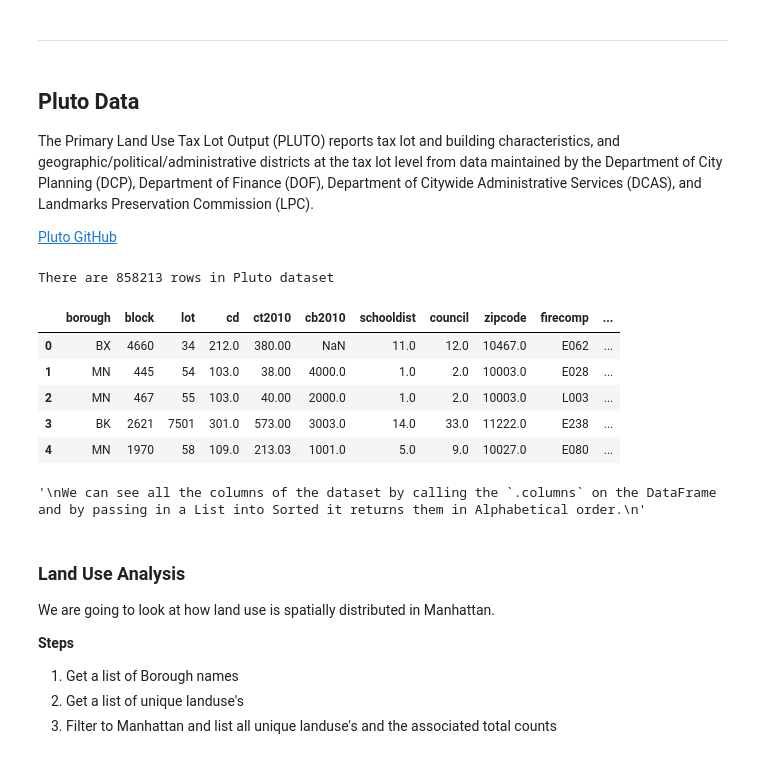
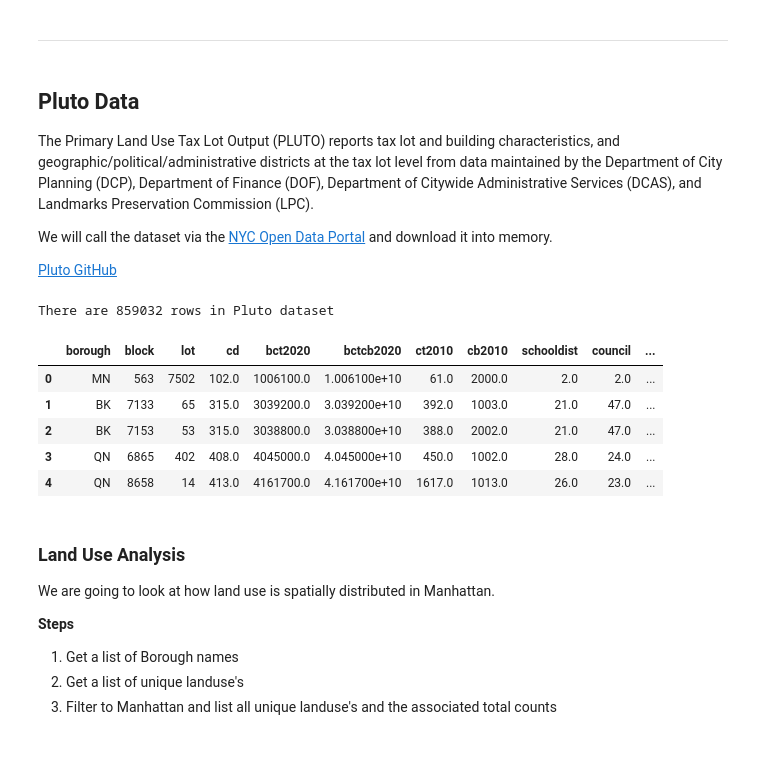
Before and after one commit to kpfdev/Rhino_Compute_Workshop, a Jupyter notebook: notebooks/compute.ipynb, the cells around one changed output. Saved outputs shown, nothing was run; the diff lists cells and outputs as text; code cells hidden in the pictures.

```diff
--- a/notebooks/compute.ipynb
+++ b/notebooks/compute.ipynb
@@ -167,32 +168,29 @@ plot(sample_data.index, sample_data.apples, ax, 'Apples','Observations', 'Total
 
 The Primary Land Use Tax Lot Output (PLUTO) reports tax lot and building characteristics, and geographic/political/administrative districts at the tax lot level from data maintained by the Department of City Planning (DCP), Department of Finance (DOF), Department of Citywide Administrative Services (DCAS), and Landmarks Preservation Commission (LPC).
 
+We will call the dataset via the [NYC Open Data Portal](https://data.cityofnewyork.us/City-Government/Primary-Land-Use-Tax-Lot-Output-PLUTO-/64uk-42ks/data) and download it into memory.
+
 [Pluto GitHub](https://github.com/NYCPlanning/db-pluto)
 # %%
 '''
 Let's read in the Pluto dataset, which contains tax lot information in New York City. The head() function returns the first 5 rows of the dataset.
 '''
-pluto_data = pd.read_csv("../data/nyc_pluto_21v2_csv/pluto_21v2.csv")
+# can either call the dataset from your local computer
+pluto_data = pd.read_csv("../data/nyc_pluto_21v2_csv/pluto.csv")
+
+# or through the NYC open data portal SODA API for a smaller sample (1000)
+# pluto_data = pd.read_csv('https://data.cityofnewyork.us/resource/64uk-42ks.csv')
 print("There are {} rows in Pluto dataset".format(len(pluto_data)))
 print()
 pluto_data.head()
 # %% [output]
-There are 858213 rows in Pluto dataset
+There are 859032 rows in Pluto dataset
-|  | borough | block | lot | cd | ct2010 | cb2010 | schooldist | council | zipcode | firecomp | ... |
-| 0 | BX | 4660 | 34 | 212.0 | 380.00 | NaN | 11.0 | 12.0 | 10467.0 | E062 | ... |
-| 1 | MN | 445 | 54 | 103.0 | 38.00 | 4000.0 | 1.0 | 2.0 | 10003.0 | E028 | ... |
-| 2 | MN | 467 | 55 | 103.0 | 40.00 | 2000.0 | 1.0 | 2.0 | 10003.0 | L003 | ... |
-| 3 | BK | 2621 | 7501 | 301.0 | 573.00 | 3003.0 | 14.0 | 33.0 | 11222.0 | E238 | ... |
-| 4 | MN | 1970 | 58 | 109.0 | 213.03 | 1001.0 | 5.0 | 9.0 | 10027.0 | E080 | ... |
+|  | borough | block | lot | cd | bct2020 | bctcb2020 | ct2010 | cb2010 | schooldist | council | ... |
+| 0 | MN | 563 | 7502 | 102.0 | 1006100.0 | 1.006100e+10 | 61.0 | 2000.0 | 2.0 | 2.0 | ... |
+| 1 | BK | 7133 | 65 | 315.0 | 3039200.0 | 3.039200e+10 | 392.0 | 1003.0 | 21.0 | 47.0 | ... |
+| 2 | BK | 7153 | 53 | 315.0 | 3038800.0 | 3.038800e+10 | 388.0 | 2002.0 | 21.0 | 47.0 | ... |
+| 3 | QN | 6865 | 402 | 408.0 | 4045000.0 | 4.045000e+10 | 450.0 | 1002.0 | 28.0 | 24.0 | ... |
+| 4 | QN | 8658 | 14 | 413.0 | 4161700.0 | 4.161700e+10 | 1617.0 | 1013.0 | 26.0 | 23.0 | ... |
-# %%
-'''
-We can see all the columns of the dataset by calling the `.columns` on the DataFrame and by passing in a List into Sorted it returns them in Alphabetical order.
-'''
-
-# print('Pluto dataset Columns')
-# pd.DataFrame(sorted(list(pluto_data.columns))).transpose()
-# %% [output]
-'\nWe can see all the columns of the dataset by calling the `.columns` on the DataFrame and by passing in a List into Sorted it returns them in Alphabetical order.\n'
 # %% [markdown]
 ### Land Use Analysis
 
```
Also changed, not shown: parts of 19 cells of this notebook.
